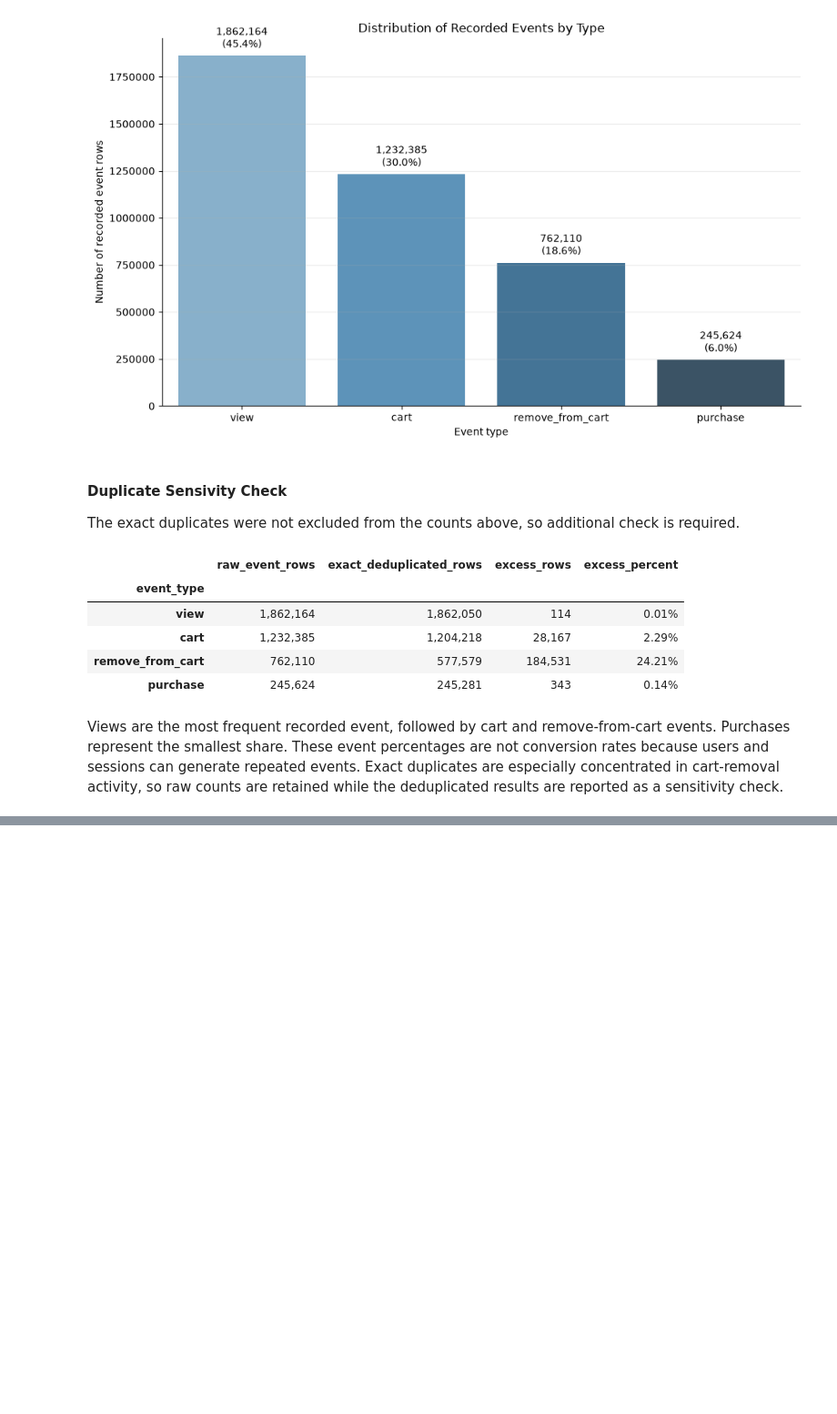
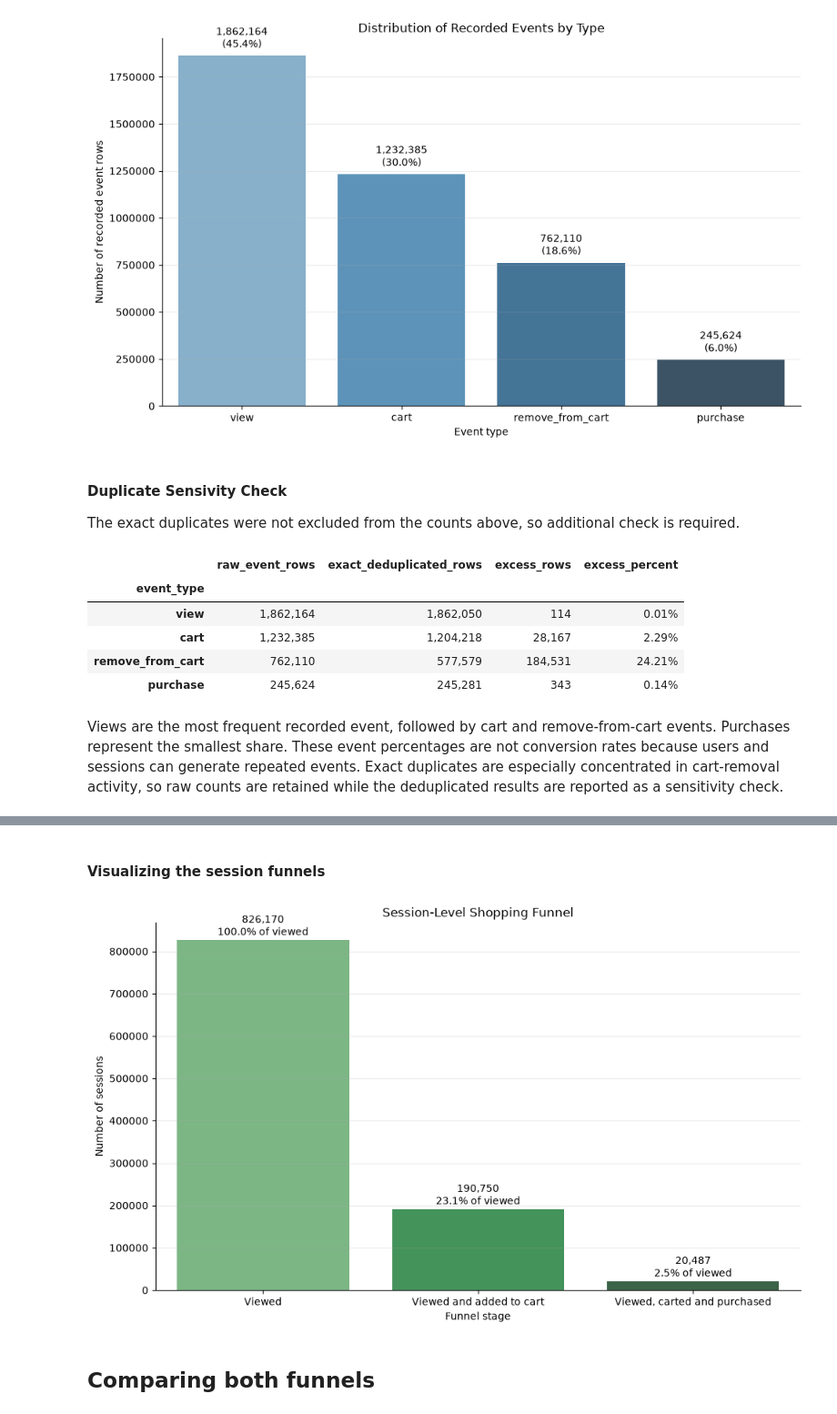
Before and after one commit to moriyuko/ecommerce-product-analysis, a Jupyter notebook: notebook.ipynb, the cells around one changed output, grey strips where cells are left out. Shown at 91% size. Saved outputs shown, nothing was run; the diff lists cells and outputs as text; code cells hidden in the pictures; blank space fills up the shorter version.

```diff
--- a/notebook.ipynb
+++ b/notebook.ipynb
@@ -589,0 +960,15 @@ Views are the most frequent recorded event, followed by cart and remove-from-car
+# %%
+session_funnel["reached_view"] = (
+    session_funnel["has_view"]
+)
+
+session_funnel["reached_cart"] = (
+    session_funnel["has_view"]
+    & session_funnel["has_cart"]
+)
+
+session_funnel["reached_purchase"] = (
+    session_funnel["has_view"]
+    & session_funnel["has_cart"]
+    & session_funnel["has_purchase"]
+)
@@ -589,0 +1075,60 @@ Views are the most frequent recorded event, followed by cart and remove-from-car
+# %% [markdown]
+#### Visualizing the session funnels
+# %%
+session_stages = pd.DataFrame({
+    "stage": [
+        "Viewed",
+        "Viewed and added to cart",
+        "Viewed, carted and purchased",
+    ],
+    "sessions": [
+        session_view_count,
+        session_cart_count,
+        session_purchase_count,
+    ],
+})
+
+session_stages["percent_of_viewed"] = (
+    session_stages["sessions"]
+    .div(session_view_count)
+    .mul(100)
+)
+
+fig, ax = plt.subplots(figsize=(10, 6))
+
+sns.barplot(
+    data=session_stages,
+    x="stage",
+    y="sessions",
+    hue="stage",
+    palette="Greens_d",
+    legend=False,
+    ax=ax,
+)
+
+for bar, row in zip(ax.patches, session_stages.itertuples()):
+    ax.annotate(
+        f"{row.sessions:,.0f}\n"
+        f"{row.percent_of_viewed:.1f}% of viewed",
+        (
+            bar.get_x() + bar.get_width() / 2,
+            bar.get_height(),
+        ),
+        xytext=(0, 5),
+        textcoords="offset points",
+        ha="center",
+    )
+
+ax.set_title("Session-Level Shopping Funnel")
+ax.set_xlabel("Funnel stage")
+ax.set_ylabel("Number of sessions")
+ax.ticklabel_format(style="plain", axis="y")
+ax.grid(axis="y", alpha=0.25)
+
+sns.despine()
+plt.tight_layout()
+plt.show()
+# %% [output]
+[figure, added]
+# %% [markdown]
+## Comparing both funnels
```
Also changed, not shown: parts of 30 cells of this notebook.
